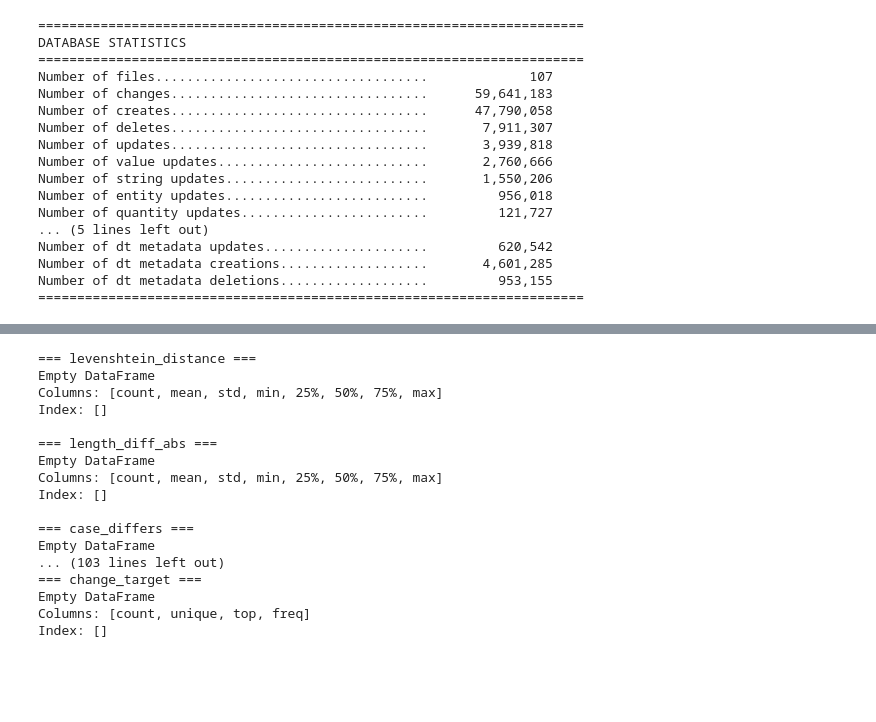
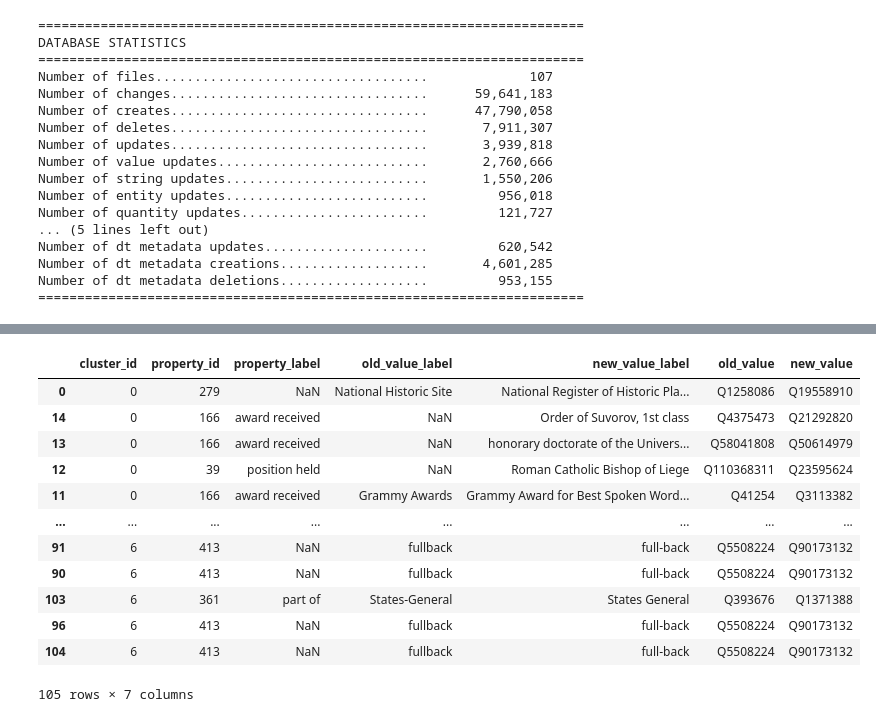
Before and after one commit to caroocortes/wikidata-change-classification, a Jupyter notebook: clustering/exploration.ipynb, the cells around one changed output, grey strips where cells are left out. Saved outputs shown, nothing was run; the diff lists cells and outputs as text; code cells hidden in the pictures; blank space fills up the shorter version.

```diff
--- a/clustering/exploration.ipynb
+++ b/clustering/exploration.ipynb
@@ -106,5 +113,7 @@ Number of dt metadata deletions...................         953,155
 # %%
-df = pd.read_csv('../experiments/20251112_174658/cluster_examples_string.csv')
+import pandas as pd
+
+df = pd.read_csv('clustered_data/cluster_examples_entity.csv')
 df['change_target'] = df['change_target'].astype(str).fillna('')
 df['revision_id'] = df['revision_id'].astype(str)
 df['property_id'] = df['property_id'].astype(int)
@@ -175,25 +121,19 @@ Sample common: []
-# %%
-feature_cols = df_features.columns
-
-# Show mean of each feature per cluster
-for feature in feature_cols:
-    print(f"\n=== {feature} ===")
-    print(df_cluster_id.groupby('cluster_id')[feature].describe())
-# %% [output]
-=== levenshtein_distance ===
-Empty DataFrame
-Columns: [count, mean, std, min, 25%, 50%, 75%, max]
-Index: []
-
-=== length_diff_abs ===
-Empty DataFrame
-Columns: [count, mean, std, min, 25%, 50%, 75%, max]
-Index: []
-
-=== case_differs ===
-Empty DataFrame
-... (103 lines left out)
-=== change_target ===
-Empty DataFrame
-Columns: [count, unique, top, freq]
-Index: []
+# %%
+df[['cluster_id', 'property_id', 'property_label', 'old_value_label', 'new_value_label', 'old_value', 'new_value']].sort_values(by='cluster_id')
+
+# Cluster 5: Value refinement / unrefinement / Rewording
+# Cluster 6: Link fix (the same name but changes in formatting - e.g. hyphens/dashes)
+# %% [output]
+|  | cluster_id | property_id | property_label | old_value_label | new_value_label | old_value | new_value |
+| 0 | 0 | 279 | NaN | National Historic Site | National Register of Historic Pla... | Q1258086 | Q19558910 |
+| 14 | 0 | 166 | award received | NaN | Order of Suvorov, 1st class | Q4375473 | Q21292820 |
+| 13 | 0 | 166 | award received | NaN | honorary doctorate of the Univers... | Q58041808 | Q50614979 |
+| 12 | 0 | 39 | position held | NaN | Roman Catholic Bishop of Liege | Q110368311 | Q23595624 |
+| 11 | 0 | 166 | award received | Grammy Awards | Grammy Award for Best Spoken Word... | Q41254 | Q3113382 |
+| ... | ... | ... | ... | ... | ... | ... | ... |
+| 91 | 6 | 413 | NaN | fullback | full-back | Q5508224 | Q90173132 |
+| 90 | 6 | 413 | NaN | fullback | full-back | Q5508224 | Q90173132 |
+| 103 | 6 | 361 | part of | States-General | States General | Q393676 | Q1371388 |
+| 96 | 6 | 413 | NaN | fullback | full-back | Q5508224 | Q90173132 |
+| 104 | 6 | 413 | NaN | fullback | full-back | Q5508224 | Q90173132 |
+105 rows × 7 columns
```
Also changed, not shown: parts of 10 cells of this notebook, 25 other files.
